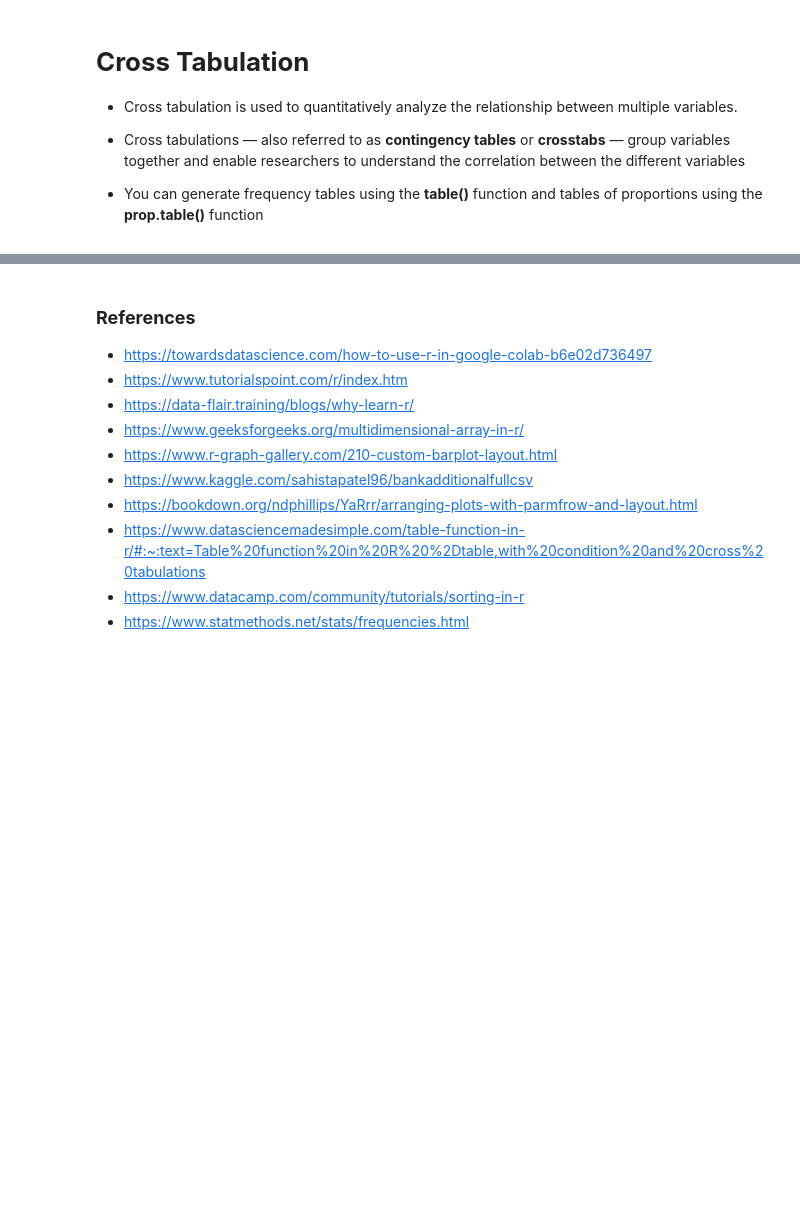
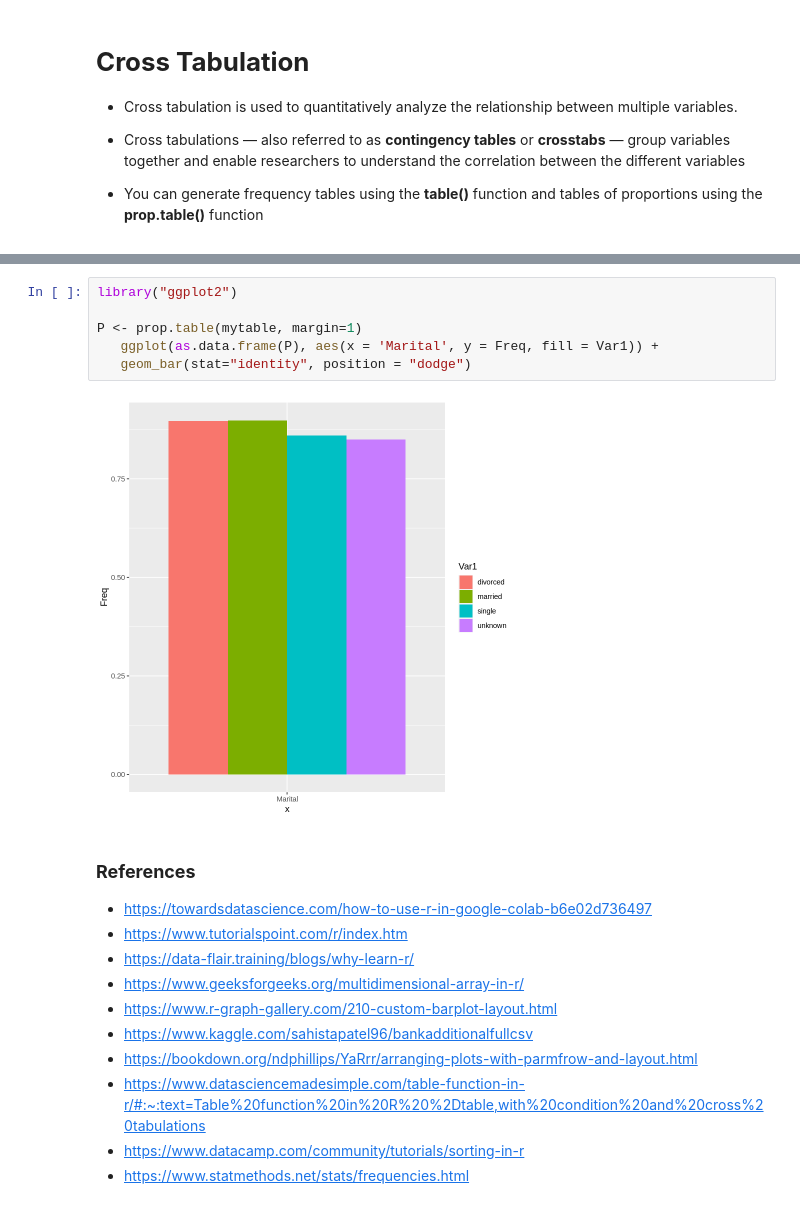
Before and after one commit to chandadunani/IDS, a Jupyter notebook: Chapter6.ipynb, the cells around one changed output, grey strips where cells are left out. Saved outputs shown, nothing was run; the diff lists cells and outputs as text; blank space fills up the shorter version.

```diff
--- a/Chapter6.ipynb
+++ b/Chapter6.ipynb
@@ -887,3 +973,11 @@ divorced  married   single  unknown
+# %%
+library("ggplot2")
+
+P <- prop.table(mytable, margin=1)
+   ggplot(as.data.frame(P), aes(x = 'Marital', y = Freq, fill = Var1)) +
+   geom_bar(stat="identity", position = "dodge")
+# %% [output]
+[figure, added]
 # %% [markdown]
 ### **References**
 
```
Also changed, not shown: parts of 6 cells of this notebook.
